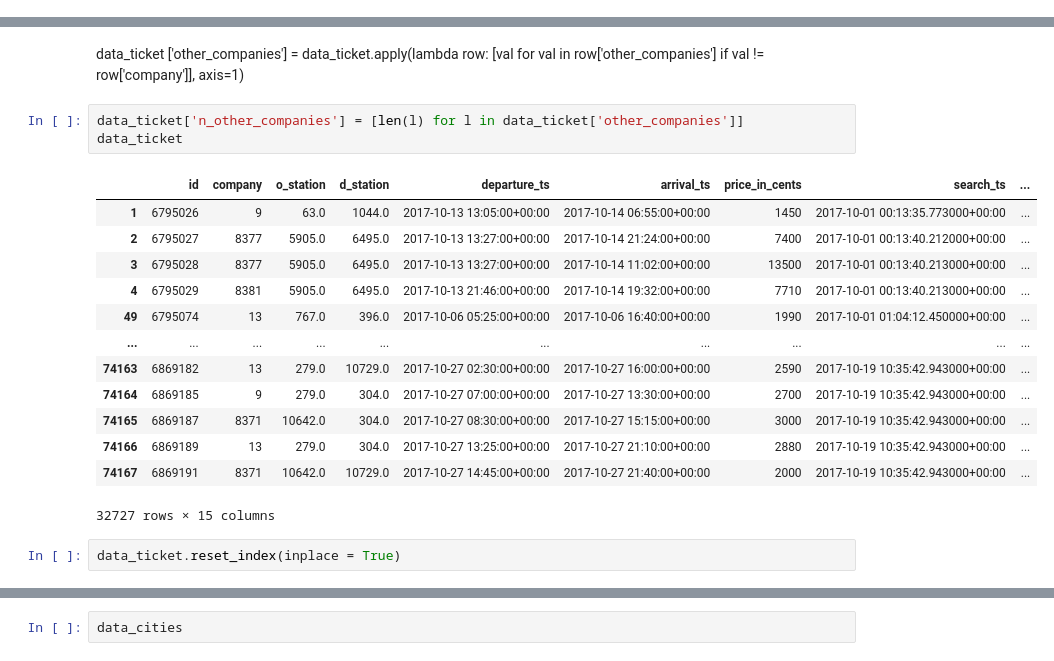
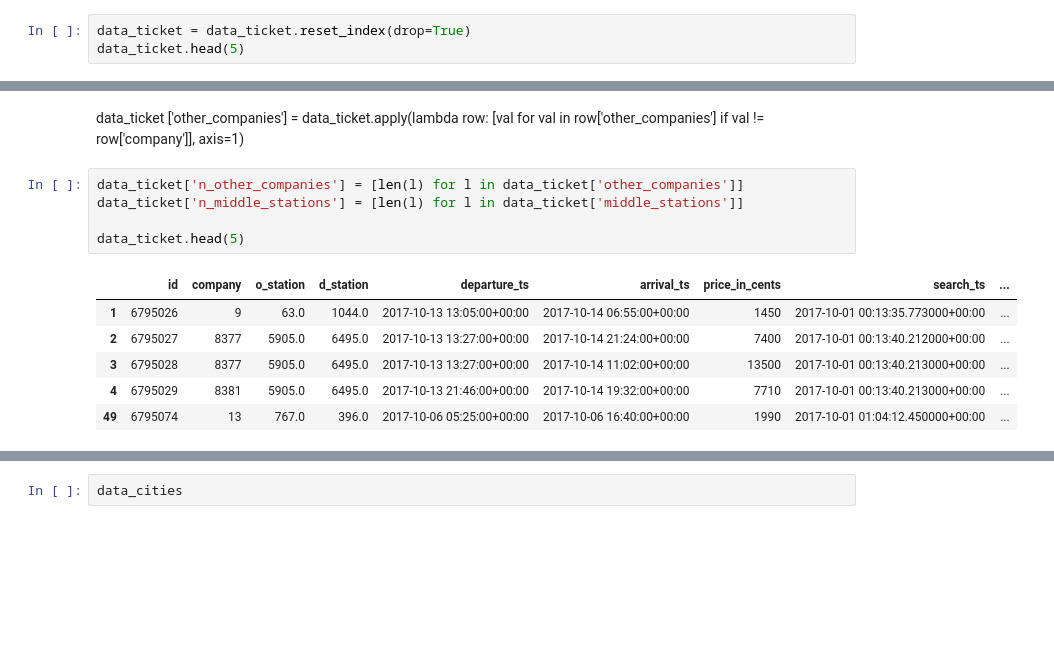
Before and after one commit to najwa-errachidy/Crunching_data, a Jupyter notebook: prediction.ipynb, the cells around one changed output, grey strips where cells are left out. Cells and saved outputs as stored; diff of their text form; blank space fills up the shorter version.

```diff
--- a/prediction.ipynb
+++ b/prediction.ipynb
@@ -61,3 +75,6 @@ other_companies    0
 o_city             0
 d_city             0
 dtype: int64
+# %%
+data_ticket = data_ticket.reset_index(drop=True)
+data_ticket.head(5)
@@ -169,20 +192,13 @@ data_ticket
 data_ticket ['other_companies'] = data_ticket.apply(lambda row: [val for val in row['other_companies'] if val != row['company']], axis=1)
 # %%
 data_ticket['n_other_companies'] = [len(l) for l in data_ticket['other_companies']]
-data_ticket
+data_ticket['n_middle_stations'] = [len(l) for l in data_ticket['middle_stations']]
+
+data_ticket.head(5)
 # %% [output]
 |  | id | company | o_station | d_station | departure_ts | arrival_ts | price_in_cents | search_ts | ... |
 | 1 | 6795026 | 9 | 63.0 | 1044.0 | 2017-10-13 13:05:00+00:00 | 2017-10-14 06:55:00+00:00 | 1450 | 2017-10-01 00:13:35.773000+00:00 | ... |
 | 2 | 6795027 | 8377 | 5905.0 | 6495.0 | 2017-10-13 13:27:00+00:00 | 2017-10-14 21:24:00+00:00 | 7400 | 2017-10-01 00:13:40.212000+00:00 | ... |
 | 3 | 6795028 | 8377 | 5905.0 | 6495.0 | 2017-10-13 13:27:00+00:00 | 2017-10-14 11:02:00+00:00 | 13500 | 2017-10-01 00:13:40.213000+00:00 | ... |
 | 4 | 6795029 | 8381 | 5905.0 | 6495.0 | 2017-10-13 21:46:00+00:00 | 2017-10-14 19:32:00+00:00 | 7710 | 2017-10-01 00:13:40.213000+00:00 | ... |
 | 49 | 6795074 | 13 | 767.0 | 396.0 | 2017-10-06 05:25:00+00:00 | 2017-10-06 16:40:00+00:00 | 1990 | 2017-10-01 01:04:12.450000+00:00 | ... |
-| ... | ... | ... | ... | ... | ... | ... | ... | ... | ... |
-| 74163 | 6869182 | 13 | 279.0 | 10729.0 | 2017-10-27 02:30:00+00:00 | 2017-10-27 16:00:00+00:00 | 2590 | 2017-10-19 10:35:42.943000+00:00 | ... |
-| 74164 | 6869185 | 9 | 279.0 | 304.0 | 2017-10-27 07:00:00+00:00 | 2017-10-27 13:30:00+00:00 | 2700 | 2017-10-19 10:35:42.943000+00:00 | ... |
-| 74165 | 6869187 | 8371 | 10642.0 | 304.0 | 2017-10-27 08:30:00+00:00 | 2017-10-27 15:15:00+00:00 | 3000 | 2017-10-19 10:35:42.943000+00:00 | ... |
-| 74166 | 6869189 | 13 | 279.0 | 304.0 | 2017-10-27 13:25:00+00:00 | 2017-10-27 21:10:00+00:00 | 2880 | 2017-10-19 10:35:42.943000+00:00 | ... |
-| 74167 | 6869191 | 8371 | 10642.0 | 10729.0 | 2017-10-27 14:45:00+00:00 | 2017-10-27 21:40:00+00:00 | 2000 | 2017-10-19 10:35:42.943000+00:00 | ... |
-32727 rows × 15 columns
-# %%
-data_ticket.reset_index(inplace = True)
```
Also changed, not shown: parts of 70 cells of this notebook.
